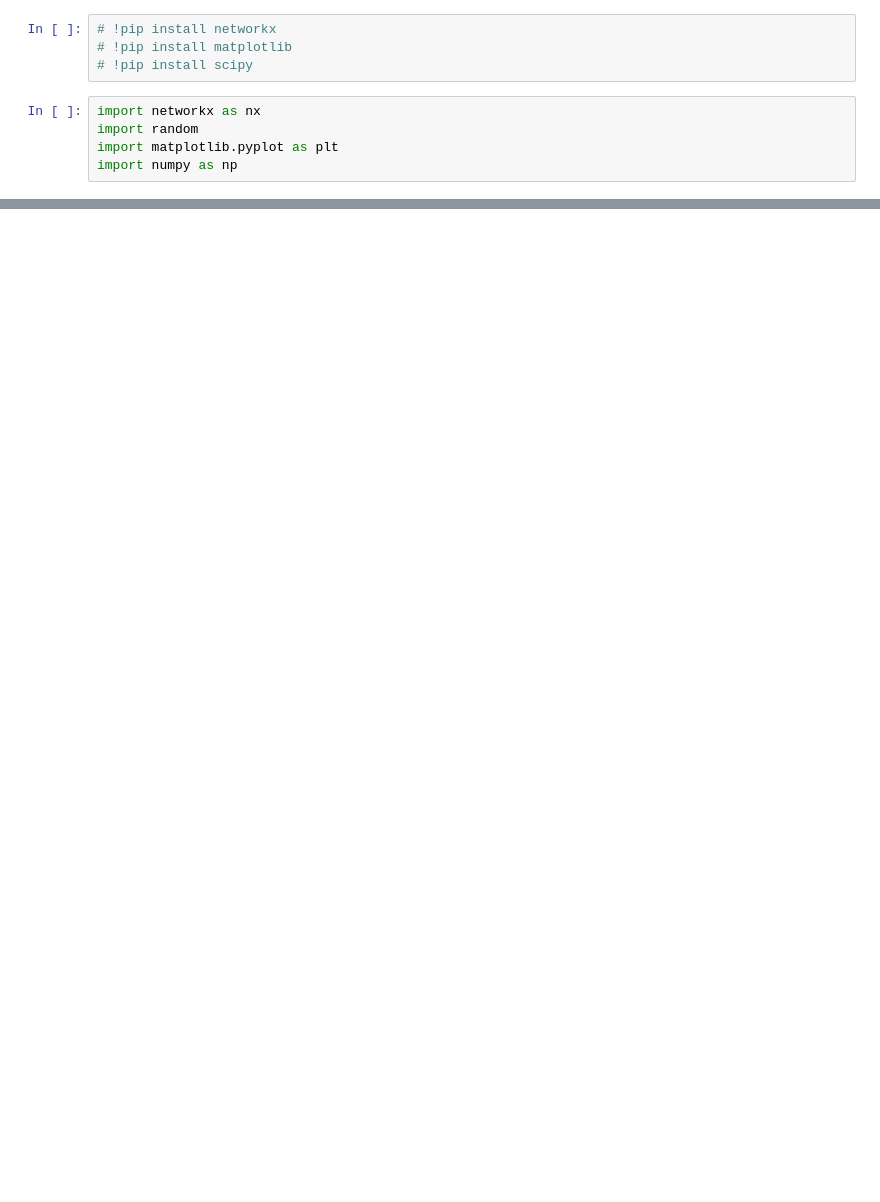
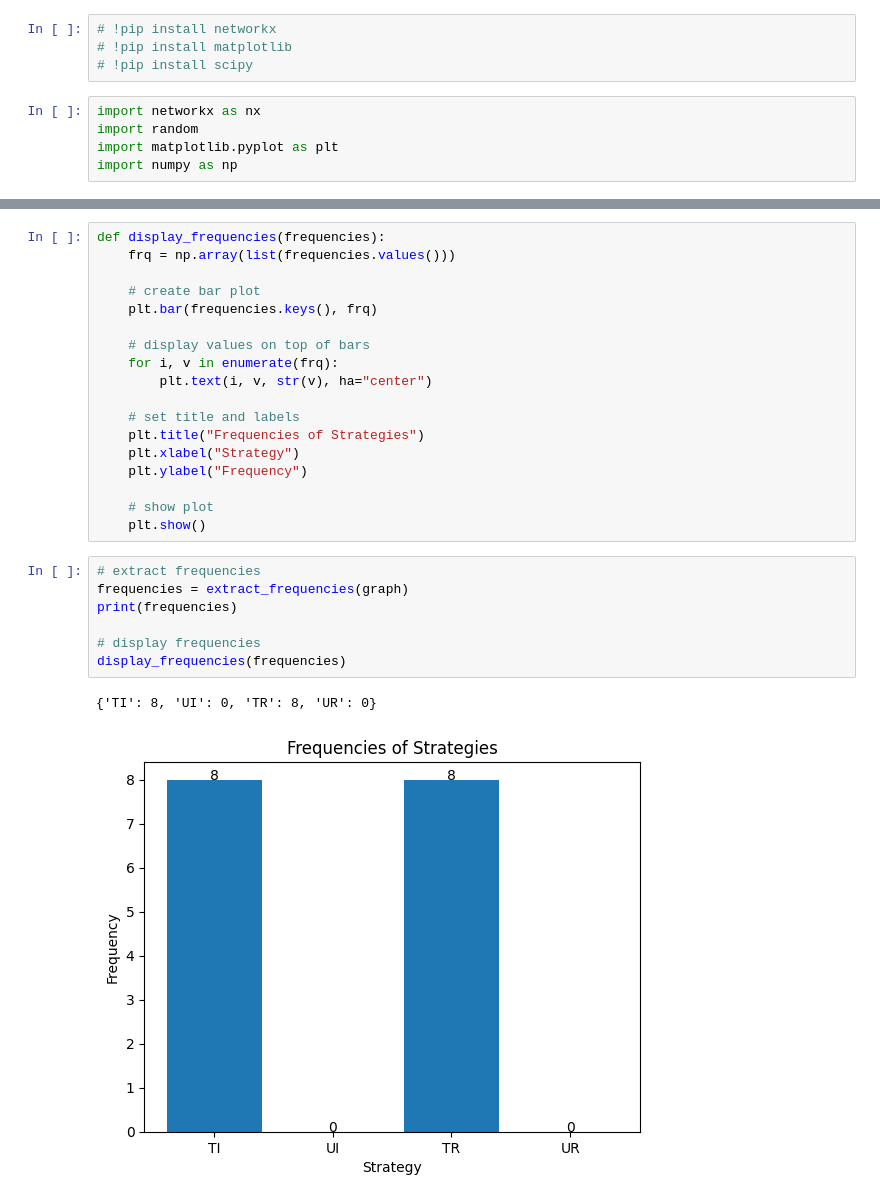
Before and after one commit to annieetang/game-of-hearts, a Jupyter notebook: single_simulation.ipynb, the cells around one changed output, grey strips where cells are left out. Saved outputs shown, nothing was run; the diff lists cells and outputs as text; blank space fills up the shorter version.

```diff
--- a/single_simulation.ipynb
+++ b/single_simulation.ipynb
@@ -207,0 +181,28 @@ plt.show()
+# %%
+def display_frequencies(frequencies):
+    frq = np.array(list(frequencies.values()))
+
+    # create bar plot
+    plt.bar(frequencies.keys(), frq)
+
+    # display values on top of bars
+    for i, v in enumerate(frq):
+        plt.text(i, v, str(v), ha="center")
+
+    # set title and labels
+    plt.title("Frequencies of Strategies")
+    plt.xlabel("Strategy")
+    plt.ylabel("Frequency")
+
+    # show plot
+    plt.show()
+# %%
+# extract frequencies
+frequencies = extract_frequencies(graph)
+print(frequencies)
+
+# display frequencies
+display_frequencies(frequencies)
+# %% [output]
+{'TI': 8, 'UI': 0, 'TR': 8, 'UR': 0}
+[figure, added]
```
Also changed, not shown: parts of 11 cells of this notebook, 1 other file.
